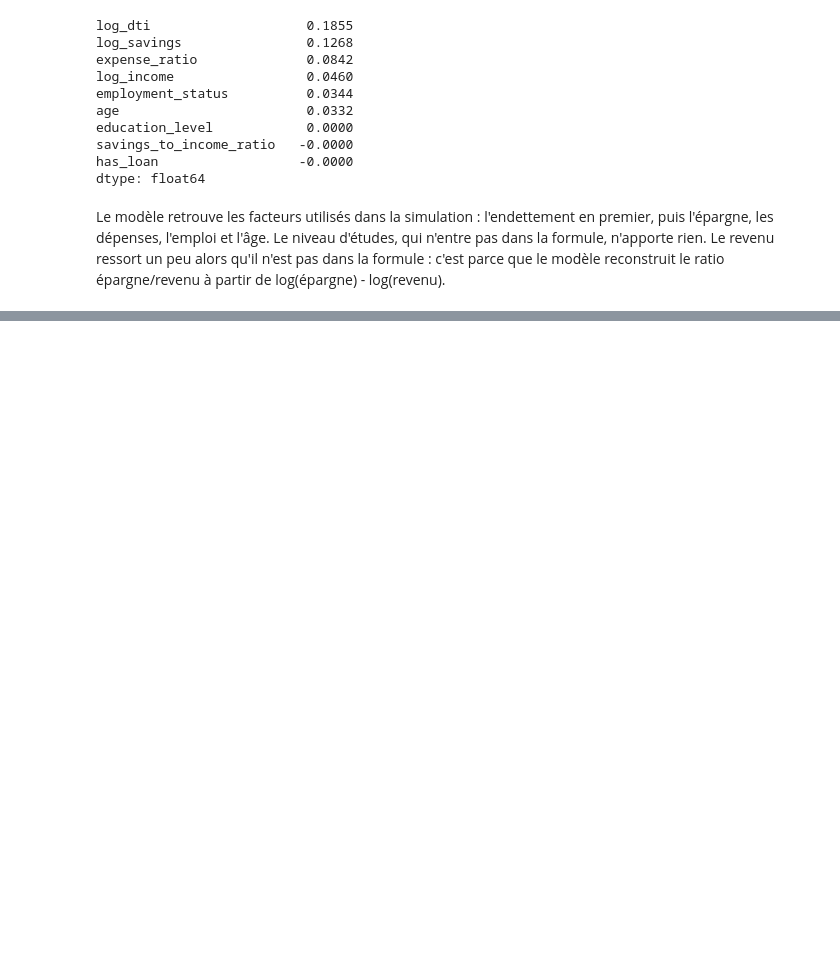
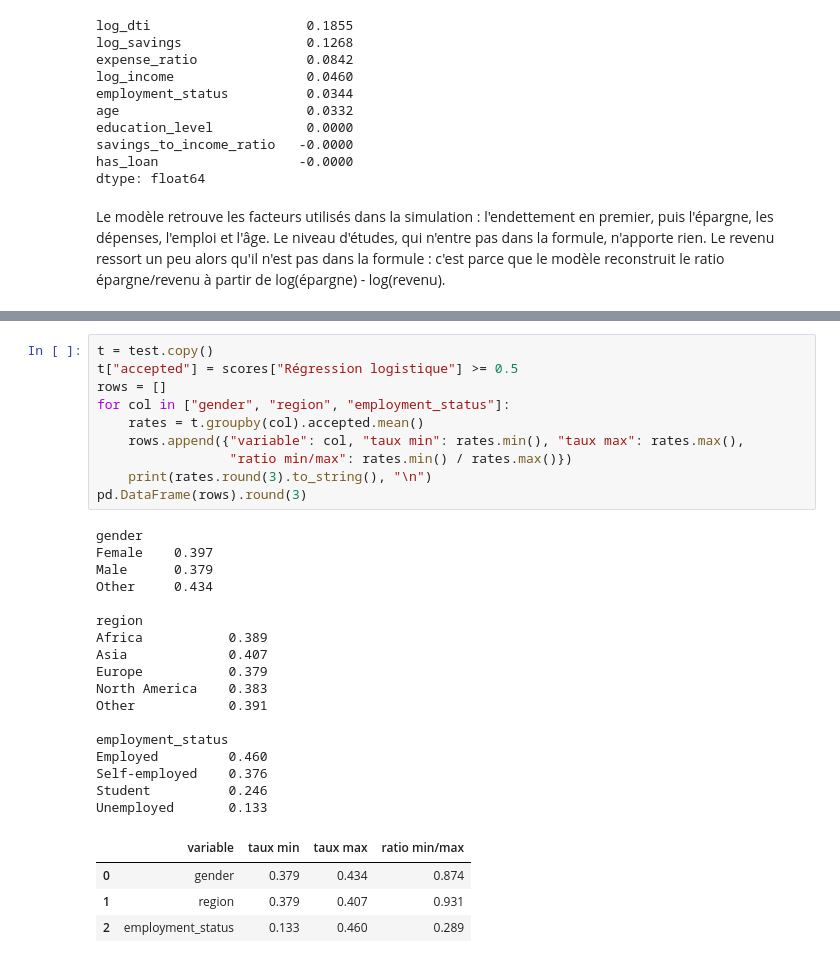
Before and after one commit to Kesiah-lps/personnal-finance-ml, a Jupyter notebook: 02_credit_scoring_simulated.ipynb, the cells around one changed output, grey strips where cells are left out. Saved outputs shown, nothing was run; the diff lists cells and outputs as text; blank space fills up the shorter version.

```diff
--- a/02_credit_scoring_simulated.ipynb
+++ b/02_credit_scoring_simulated.ipynb
@@ -138,0 +162,32 @@ Le modèle retrouve les facteurs utilisés dans la simulation : l'endettement en
+# %%
+t = test.copy()
+t["accepted"] = scores["Régression logistique"] >= 0.5
+rows = []
+for col in ["gender", "region", "employment_status"]:
+    rates = t.groupby(col).accepted.mean()
+    rows.append({"variable": col, "taux min": rates.min(), "taux max": rates.max(),
+                 "ratio min/max": rates.min() / rates.max()})
+    print(rates.round(3).to_string(), "\n")
+pd.DataFrame(rows).round(3)
+# %% [output]
+gender
+Female    0.397
+Male      0.379
+Other     0.434
+
+region
+Africa           0.389
+Asia             0.407
+Europe           0.379
+North America    0.383
+Other            0.391
+
+employment_status
+Employed         0.460
+Self-employed    0.376
+Student          0.246
+Unemployed       0.133
+|  | variable | taux min | taux max | ratio min/max |
+| 0 | gender | 0.379 | 0.434 | 0.874 |
+| 1 | region | 0.379 | 0.407 | 0.931 |
+| 2 | employment_status | 0.133 | 0.460 | 0.289 |
```
Also changed, not shown: parts of 5 cells of this notebook.
